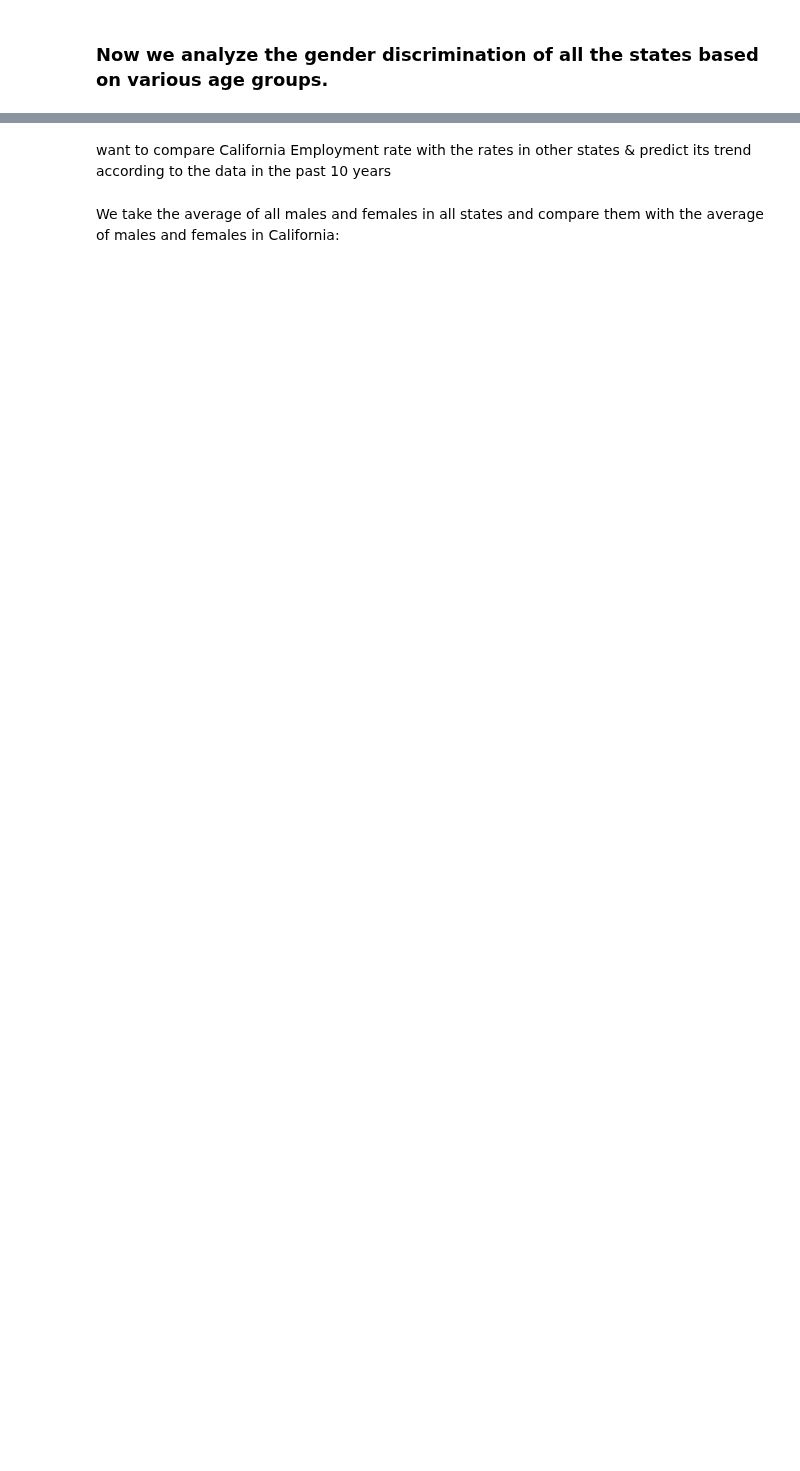
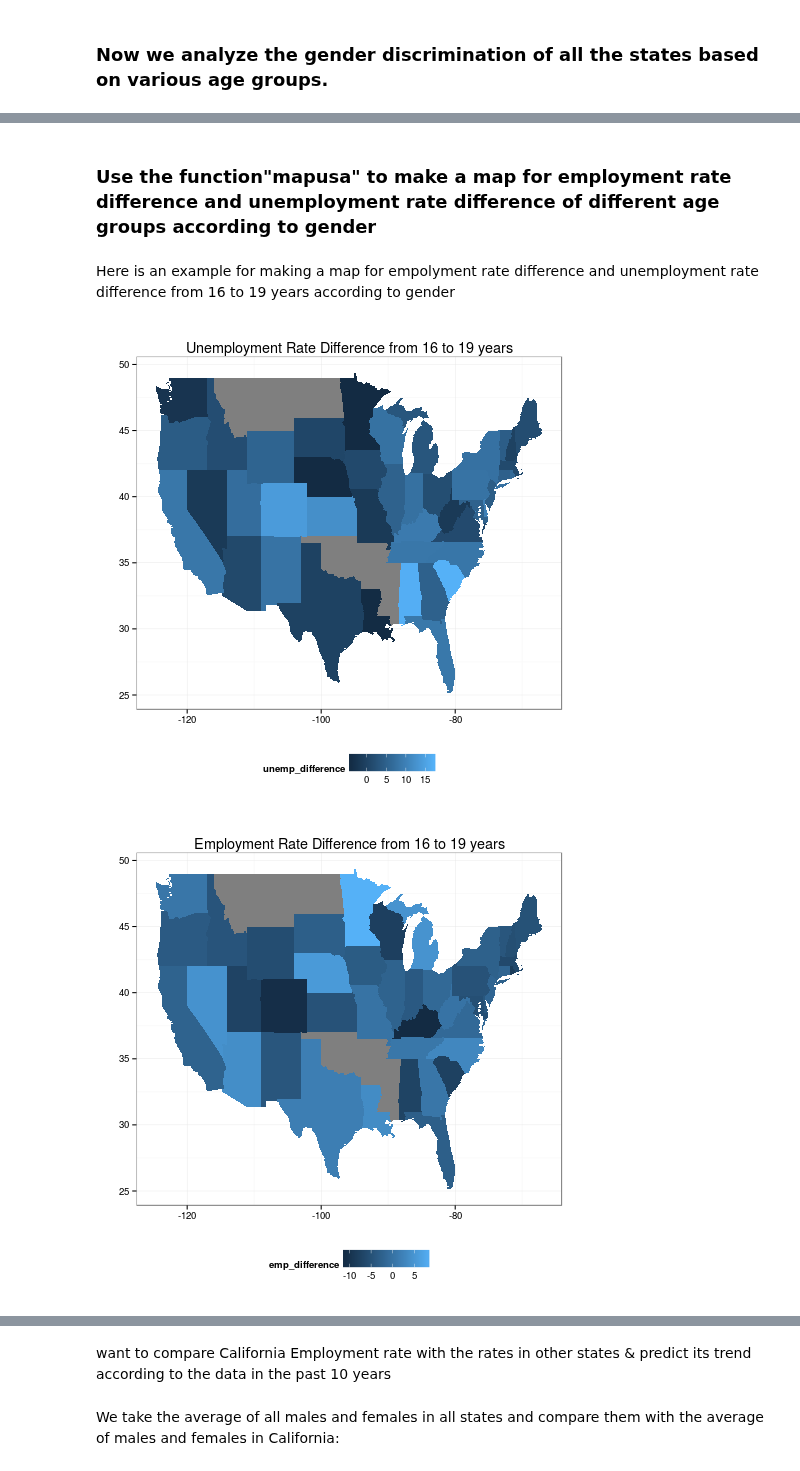
Before and after one commit to yuhanw/Team_Four.0, a Jupyter notebook: notebooks/NB3_data_analysis.ipynb, the cells around one changed output, grey strips where cells are left out. Saved outputs shown, nothing was run; the diff lists cells and outputs as text; code cells hidden in the pictures; blank space fills up the shorter version.

```diff
--- a/notebooks/NB3_data_analysis.ipynb
+++ b/notebooks/NB3_data_analysis.ipynb
@@ -300,3 +314,25 @@ print(qplot(long,lat , data=map_data2, geom="polygon", group=group, fill=emp_dif
+# %%
+%%R
+mapusa=function(dataset_m,dataset_w,title_for_empdiff,title_for_unemp_diff){
+
+K=cbind((dataset_m["emp_rate"]-dataset_w["emp_rate"]),(dataset_m["unemp_rate"]-dataset_w["unemp_rate"]))
+names(K)=c("emp_diff","unemp_diff")
+B=tolower(unname(unlist(dataset_m["state"])))#lowercase states
+K["region"]=B
+require(ggplot2)
+require(maps)
+us_state_map=map_data('state')
+map_data=merge(us_state_map,K,by="region",all=T)
+map_data=map_data[order(map_data$order), ]
+unemp_difference=unname(unlist(map_data["unemp_diff"]))
+print(qplot(long,lat , data=map_data, geom="polygon", group=group, fill=unemp_difference)
+      + labs(x="", y="")+theme_bw()+ggtitle(title_for_unemp_diff)
+      +theme(legend.position="bottom", legend.direction="horizontal"))
+emp_difference=unname(unlist(map_data["emp_diff"]))
+print(qplot(long,lat , data=map_data, geom="polygon", group=group, fill=emp_difference)
+      + labs(x="", y="")+theme_bw()+ggtitle(title_for_empdiff)
+      +theme(legend.position="bottom", legend.direction="horizontal"))
+}
 # %% [markdown]
 ### Now we analyze the gender discrimination of all the states based on various age groups.
 # %%
@@ -342,0 +403,12 @@ print(p2)
+# %% [markdown]
+###  Use the function"mapusa" to make a map for employment rate difference and unemployment rate difference of different age groups according to gender
+# %% [markdown]
+Here is an example for making a map for empolyment rate difference and unemployment rate difference from 16 to 19 years according to gender
+# %%
+%%R
+Age2013m=subset(A[[1]],grp_code==A[[1]][1,"grp_code"])
+Age2013w=subset(A[[1]],grp_code==A[[1]][2,"grp_code"])
+mapusa(Age2013m,Age2013w,"Employment Rate Difference from 16 to 19 years","Unemployment Rate Difference from 16 to 19 years")
+# %% [output]
+[figure, added]
+[figure, added]
```
Also changed, not shown: parts of 34 cells of this notebook.
